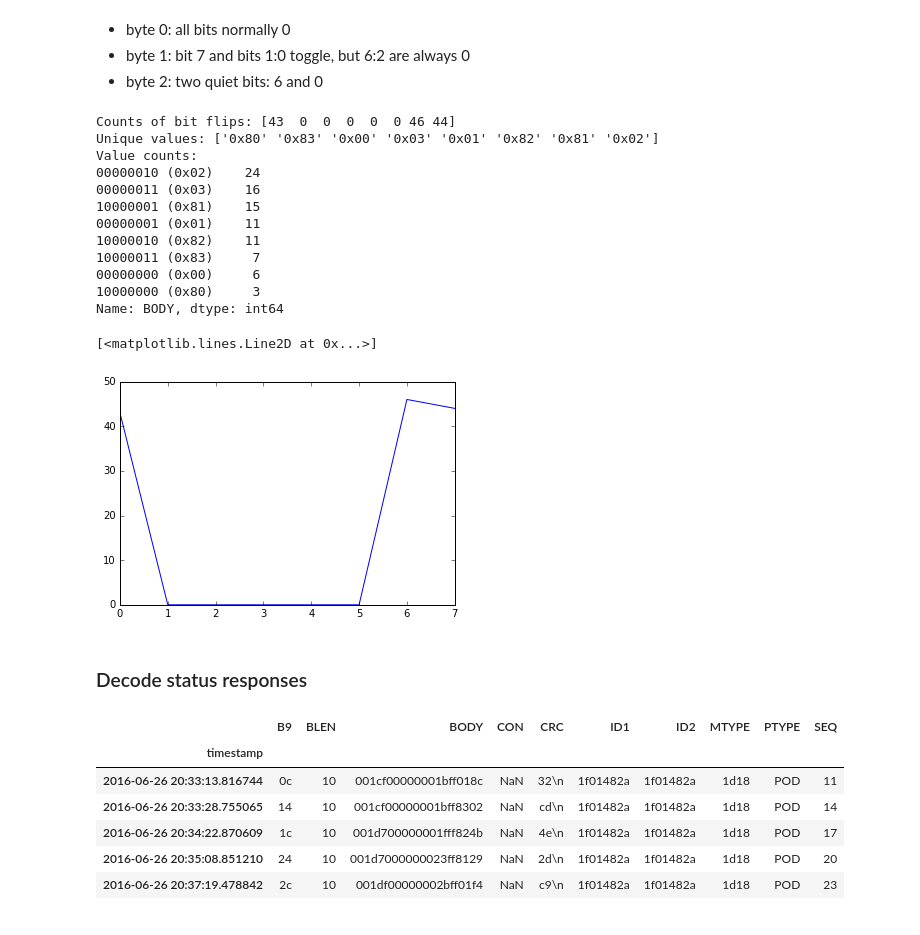
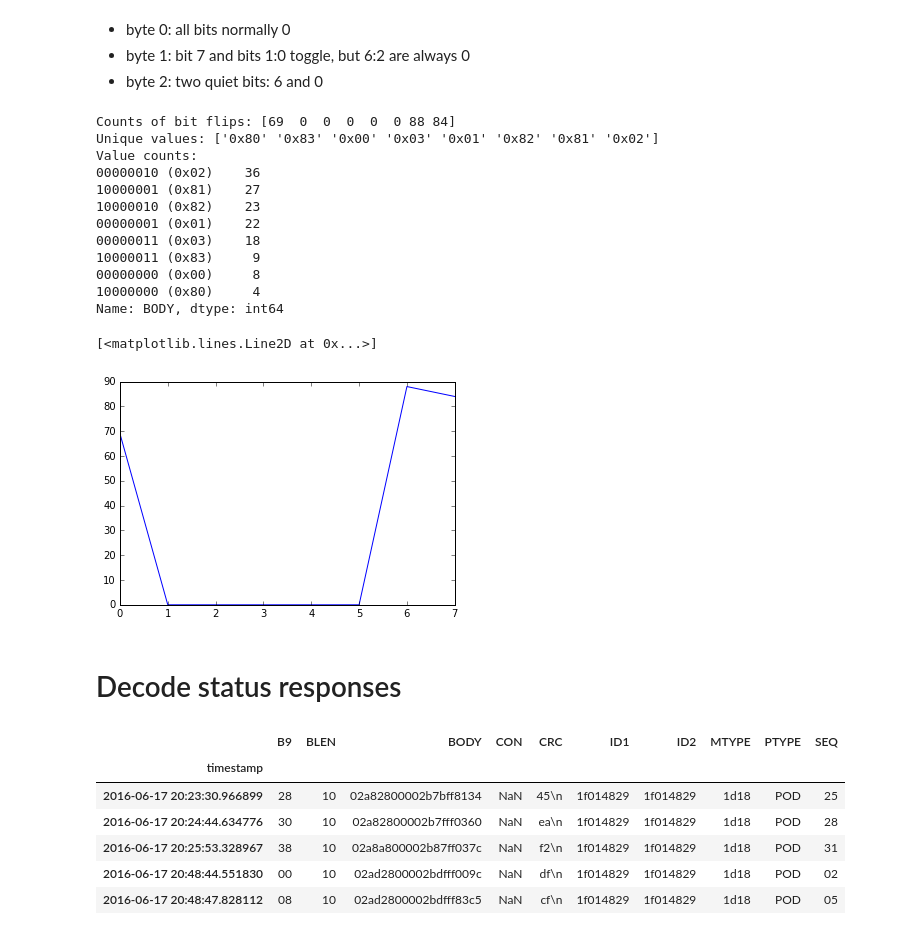
Before and after one commit to openaps/openomni, a Jupyter notebook: exploratory/Status Packets.ipynb, the cells around one changed output. Drawn from its saved outputs; the diff is of its cells as text; code cells hidden in the pictures.

Commit message:
more packets

```diff
--- a/exploratory/Status Packets.ipynb
+++ b/exploratory/Status Packets.ipynb
@@ -25,8 +25,18 @@ def parse(line):
 
     return obj
 
+def extract_byte(x, index):
+    def byte_mapper(x):
+        if not isinstance(x, basestring):
+            return None
+        if len(x) > 0:
+            return ord(x.decode('hex')[index])
+        else:
+            return None
+    return x.map(byte_mapper)
 
 lines = open('packets.txt', "rt").readlines()
-packets = pd.DataFrame(map(lambda x: parse(x), lines)).set_index('timestamp')
-packets
+column_order = ['timestamp', 'ID1', 'PTYPE', 'SEQ', 'ID2', 'CON', 'B9', 'BLEN', 'MTYPE', 'BODY', 'CRC']
+packets = pd.DataFrame(map(lambda x: parse(x), lines), columns=column_order).set_index('timestamp')
+packets.head(1000)
 # %% [output]
@@ -156,0 +153,8 @@ status_reqs
+# %%
+status_reqs = packets.loc[(packets['MTYPE'] == '0e01')]
+status_reqs = status_reqs.loc[status_reqs['BODY'].map(lambda x: len(x)) == 6]
+
+print status_reqs.shape
+
+x = status_reqs.sort_values(['SEQ', 'B9']).drop(['ID1', 'ID2', 'MTYPE', 'PTYPE', 'CON', 'CRC', 'BLEN'], axis=1)
+x.drop_duplicates().head()
@@ -159,41 +172,41 @@ status_reqs
 * byte 1: bit 7 and bits 1:0 toggle, but 6:2 are always 0
 * byte 2: two quiet bits: 6 and 0
 # %%
-data = status_resp['BODY'].map(lambda x: x.decode('hex'))
+data = status_reqs['BODY'].map(lambda x: x.decode('hex'))
 test_byte = data.map(lambda x: ord(x[1]))
 
 def binary_repr(x):
     return np.binary_repr(x,width=8) + " (0x%02x)" % x
 
 def byte_bit_stats(data):
     bit_flips = np.bitwise_xor(test_byte.astype(np.uint8), test_byte.shift(-1).fillna(0).astype(np.uint8))
     return bit_flips.map(np.unpackbits).sum()
 
 bit_stats = byte_bit_stats(test_byte)
 print "Counts of bit flips: %s" % bit_stats
 print "Unique values: %s" % test_byte.map(lambda x: "0x%02x" % x).unique()
 print "Value counts: \n%s" % pd.Series(test_byte.map(binary_repr)).value_counts()
 
 #test_byte.map(np.binary_repr)
 #test_byte.hist(bins=255)
 plt.plot(bit_stats)
 # %% [output]
-Counts of bit flips: [43  0  0  0  0  0 46 44]
+Counts of bit flips: [69  0  0  0  0  0 88 84]
 Unique values: ['0x80' '0x83' '0x00' '0x03' '0x01' '0x82' '0x81' '0x02']
 Value counts:
-00000010 (0x02)    24
-00000011 (0x03)    16
-10000001 (0x81)    15
-00000001 (0x01)    11
-10000010 (0x82)    11
-10000011 (0x83)     7
-00000000 (0x00)     6
-10000000 (0x80)     3
+00000010 (0x02)    36
+10000001 (0x81)    27
+10000010 (0x82)    23
+00000001 (0x01)    22
+00000011 (0x03)    18
+10000011 (0x83)     9
+00000000 (0x00)     8
+10000000 (0x80)     4
 Name: BODY, dtype: int64
 [<matplotlib.lines.Line2D at 0x...>]
-[figure, old version]
+[figure, new version]
 # %% [markdown]
-### Decode status responses
+# Decode status responses
 # %%
 status_resp = packets.loc[(packets['MTYPE'] == '1d18') | (packets['MTYPE'] == '1d28')]
 status_resp = status_resp.loc[status_resp['BODY'].map(lambda x: len(x)) == 20]
@@ -201,11 +214,11 @@ status_resp.head()
 # %% [output]
 |  | B9 | BLEN | BODY | CON | CRC | ID1 | ID2 | MTYPE | PTYPE | SEQ |
 | timestamp |  |  |  |  |  |  |  |  |  |  |
-| 2016-06-26 20:33:13.816744 | 0c | 10 | 001cf00000001bff018c | NaN | 32\n | 1f01482a | 1f01482a | 1d18 | POD | 11 |
-| 2016-06-26 20:33:28.755065 | 14 | 10 | 001cf00000001bff8302 | NaN | cd\n | 1f01482a | 1f01482a | 1d18 | POD | 14 |
-| 2016-06-26 20:34:22.870609 | 1c | 10 | 001d700000001fff824b | NaN | 4e\n | 1f01482a | 1f01482a | 1d18 | POD | 17 |
-| 2016-06-26 20:35:08.851210 | 24 | 10 | 001d7000000023ff8129 | NaN | 2d\n | 1f01482a | 1f01482a | 1d18 | POD | 20 |
-| 2016-06-26 20:37:19.478842 | 2c | 10 | 001df00000002bff01f4 | NaN | c9\n | 1f01482a | 1f01482a | 1d18 | POD | 23 |
+| 2016-06-17 20:23:30.966899 | 28 | 10 | 02a82800002b7bff8134 | NaN | 45\n | 1f014829 | 1f014829 | 1d18 | POD | 25 |
+| 2016-06-17 20:24:44.634776 | 30 | 10 | 02a82800002b7fff0360 | NaN | ea\n | 1f014829 | 1f014829 | 1d18 | POD | 28 |
+| 2016-06-17 20:25:53.328967 | 38 | 10 | 02a8a800002b87ff037c | NaN | f2\n | 1f014829 | 1f014829 | 1d18 | POD | 31 |
+| 2016-06-17 20:48:44.551830 | 00 | 10 | 02ad2800002bdfff009c | NaN | df\n | 1f014829 | 1f014829 | 1d18 | POD | 02 |
+| 2016-06-17 20:48:47.828112 | 08 | 10 | 02ad2800002bdfff83c5 | NaN | cf\n | 1f014829 | 1f014829 | 1d18 | POD | 05 |
 # %%
 data = status_resp['BODY'].map(lambda x: x.decode('hex'))
 test_byte = data.map(lambda x: ord(x[1]) * 5)
```
Also changed, not shown: parts of 12 cells of this notebook, 1 other file.
